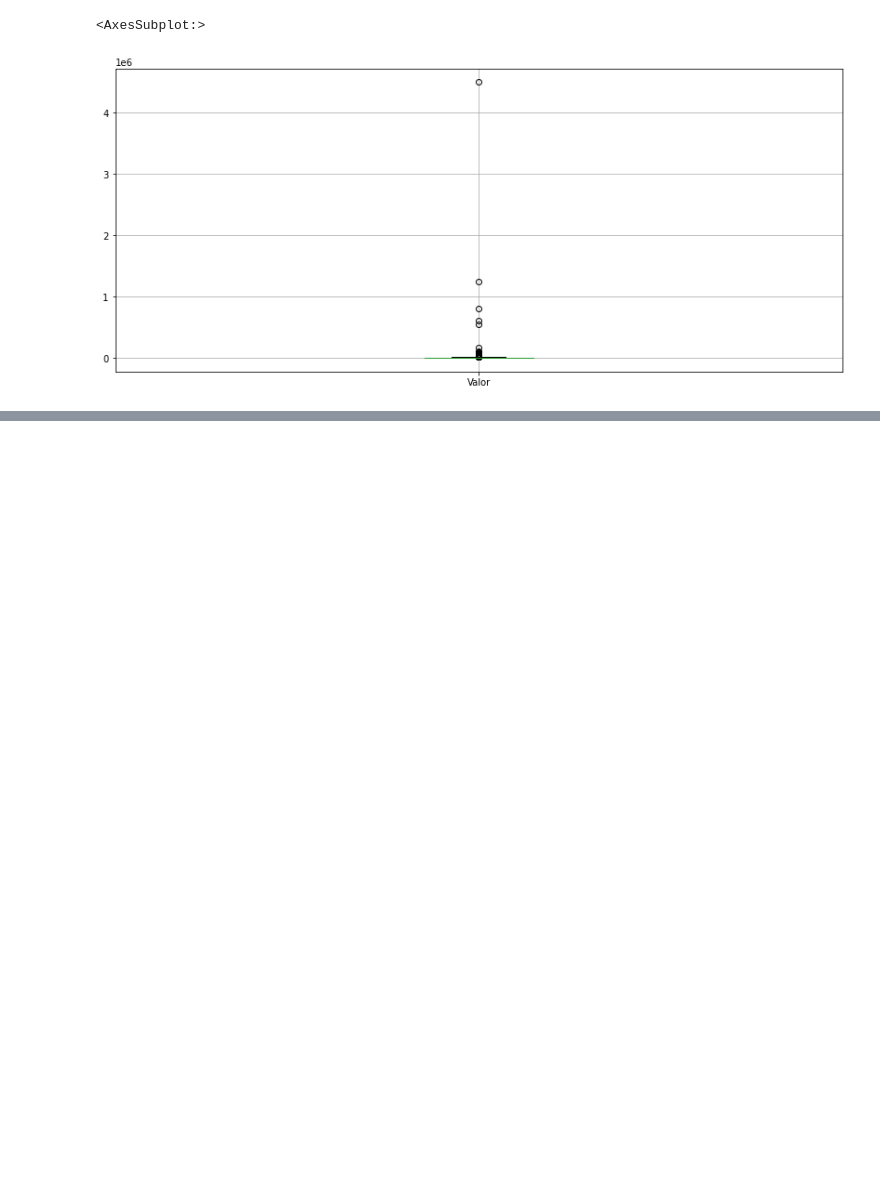
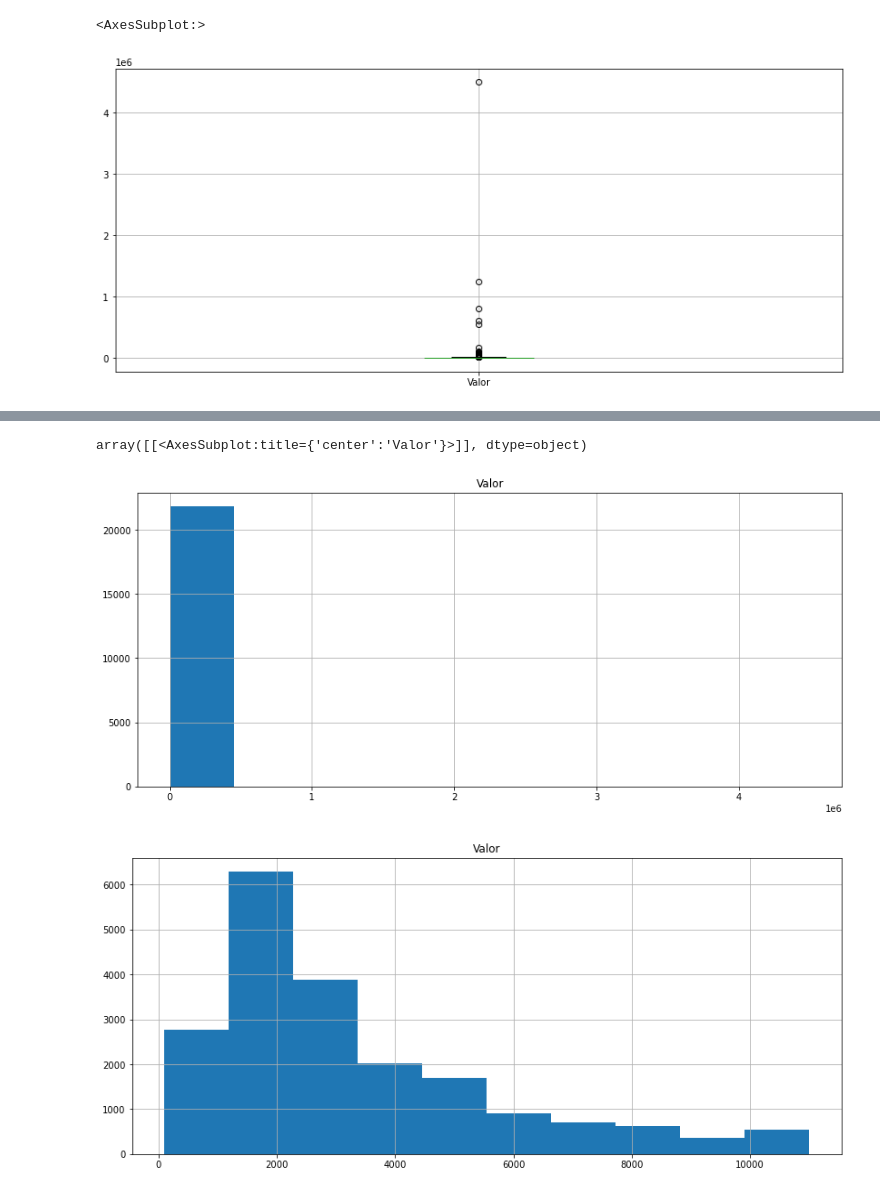
Before and after one commit to fhtozetto/Python-Pandas---Alura, a Jupyter notebook: Removendo outliers.ipynb, the cells around one changed output, grey strips where cells are left out. Drawn from its saved outputs; the diff is of its cells as text; code cells hidden in the pictures; blank space fills up the shorter version.

```diff
--- a/Removendo outliers.ipynb
+++ b/Removendo outliers.ipynb
@@ -32,0 +50,7 @@ dados[dados['Valor'] > 500000] # Exibindo os valores acima de 500000
+# %%
+dados.hist(['Valor'])
+dados_new.hist(['Valor'])
+# %% [output]
+array([[<AxesSubplot:title={'center':'Valor'}>]], dtype=object)
+[figure, added]
+[figure, added]
```
Also changed, not shown: parts of 4 cells of this notebook, 1 other file.
